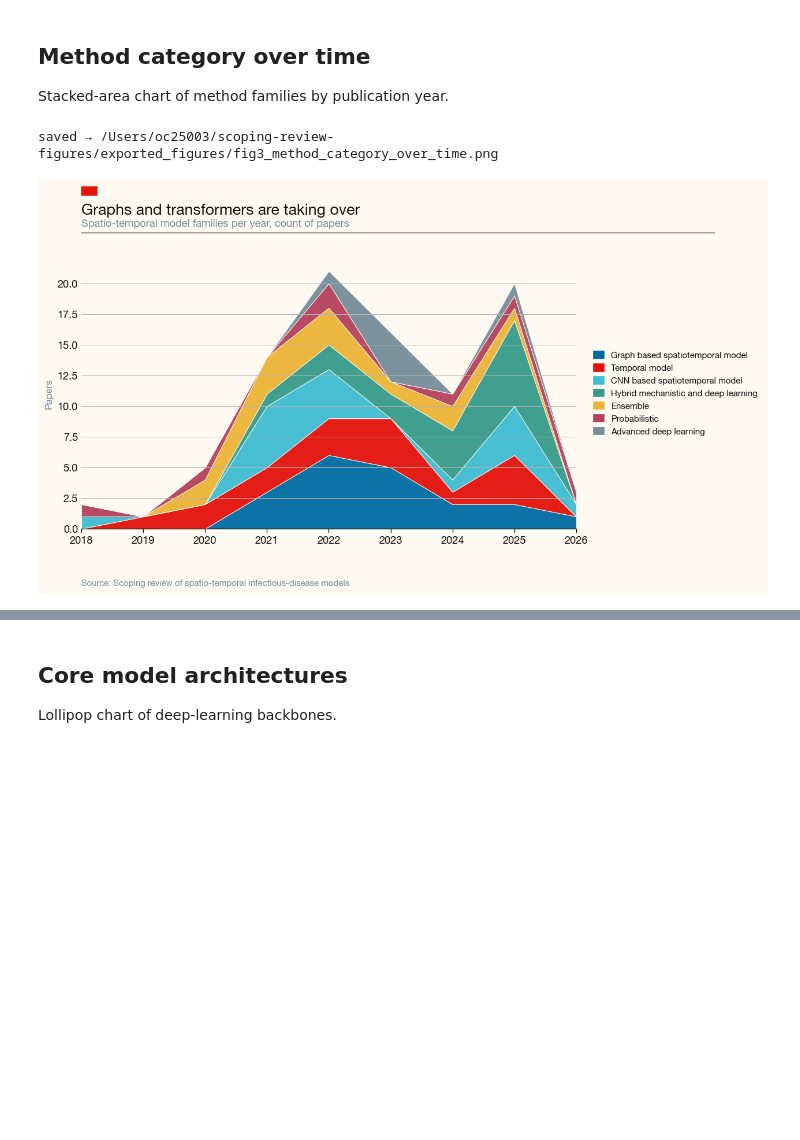
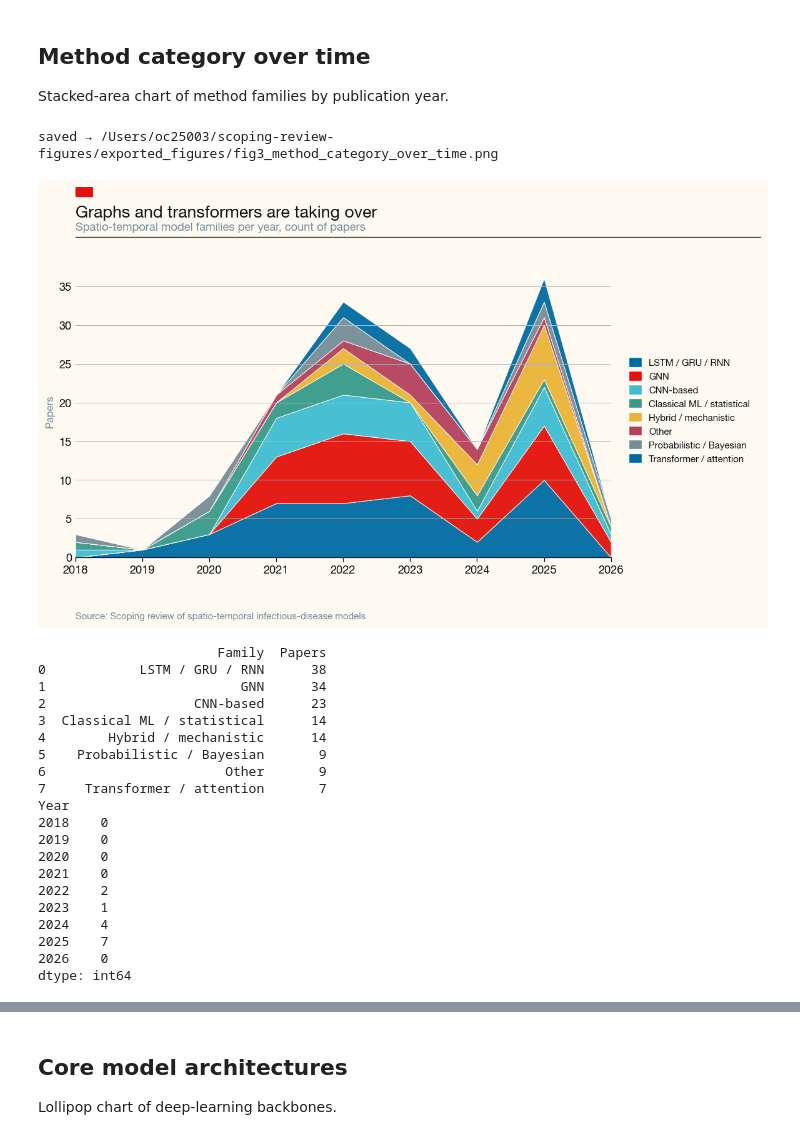
Before and after one commit to ai4ci/scoping-review-figures, a Jupyter notebook: review_analysis.ipynb, the cells around one changed output, grey strips where cells are left out. Cells and saved outputs as stored; diff of their text form; code cells hidden in the pictures; blank space fills up the shorter version.

Commit message:
added table of hybrid methods over time; changed horizon defintions; added more covariates into covariates graph; included all models in studies not just main; added table on software info.

```diff
--- a/review_analysis.ipynb
+++ b/review_analysis.ipynb
@@ -454,7 +569,30 @@ saved -> /Users/oc25003/scoping-review-figures/exported_figures/fig_forecast_hor
 ## Method category over time
 Stacked-area chart of method families by publication year.
 # %%
+
+METHOD_FAMILY_KEYWORDS = {
+    "Hybrid / mechanistic": ["hybrid", "sir", "seir", "compartment", "mechanistic", "physics informed", "pinn"],
+    "GNN": ["graph", "gnn", "gcn", "gat", "mpnn"],
+    "Transformer / attention": ["transformer", "attention", "mamba", "state space", "peformer"],
+    "LSTM / GRU / RNN": ["lstm", "gru", "rnn", "recurrent", "seq2seq", "sequence to sequence"],
+    "CNN-based": ["cnn", "convolution", "u-net", "encoder-decoder", "resnet"],
+    "Probabilistic / Bayesian": ["bayesian", "gaussian process", "probabilistic", "inla"],
+    "Classical ML / statistical": ["random forest", "xgboost", "gradient", "svm", "lasso", "glm",
+                                    "regression", "arima", "sarima", "naive bayes", "symbolic"],
+}
+
+def method_families(raw):
+    if pd.isna(raw):
+        return ["Other"]
+    text = str(raw).strip().lower()
+    hits = [fam for fam, kws in METHOD_FAMILY_KEYWORDS.items() if any(k in text for k in kws)]
+    if "GNN" in hits and "transformer" not in text and "mamba" not in text:
+        hits = [h for h in hits if h != "Transformer / attention"]
+    return hits or ["Other"]
+
 tev = df_temporal.copy()
+tev["Category"] = tev["Method"].apply(method_families)   # re-derive from free text, not stored Category
+tev = tev.explode("Category")
 tev["Category"] = tev["Category"].astype(str).str.strip()
 
 # Pivot: rows = year, cols = category, values = count
@@ -468,31 +606,59 @@ order = pivot.sum().sort_values(ascending=False).index.tolist()
 pivot = pivot[order]
 
 cat_colors = [ECON[c] for c in ["navy", "red", "cyan", "teal", "gold", "plum", "grey"]]
 cat_colors = (cat_colors * ((len(order) // len(cat_colors)) + 1))[:len(order)]
 
 fig = plt.figure(figsize=(10.5, 6))
 ax = fig.add_axes([0.08, 0.16, 0.68, 0.65])
 ax.stackplot(pivot.index, pivot.T.values, labels=pivot.columns,
              colors=cat_colors, edgecolor=ECON["paper"], linewidth=0.6, alpha=0.95)
 
 ax.set_xlim(pivot.index.min(), pivot.index.max())
 ax.set_xticks(pivot.index)
 ax.tick_params(axis="x", rotation=0)
 ax.set_ylabel("Papers", fontsize=10, color=ECON["grey"])
 econ_axes(ax, grid_axis="y")
 
 # legend outside right
 handles = [Rectangle((0, 0), 1, 1, color=c) for c in cat_colors]
 ax.legend(handles, pivot.columns, loc="center left", bbox_to_anchor=(1.02, 0.5),
           fontsize=9, handlelength=1.2, handleheight=0.9, labelcolor=ECON["ink"])
 
 economist_frame(fig,
     title="Graphs and transformers are taking over",
     subtitle="Spatio-temporal model families per year, count of papers")
 _out = FIG_DIR / "fig3_method_category_over_time.png"
 fig.savefig(_out)
 print(f"saved → {_out.resolve()}")
 plt.show()
+
+counts = tev["Category"].value_counts().rename_axis("Family").reset_index(name="Papers")
+print(counts)
+
+hybrid_by_year = (tev[tev["Category"] == "Hybrid / mechanistic"]
+                  .groupby("Year").size()
+                  .reindex(range(tev["Year"].min(), tev["Year"].max() + 1), fill_value=0))
+print(hybrid_by_year)
 # %% [output]
 saved → /Users/oc25003/scoping-review-figures/exported_figures/fig3_method_category_over_time.png
-[figure, old version]
+[figure, new version]
+                       Family  Papers
+0            LSTM / GRU / RNN      38
+1                         GNN      34
+2                   CNN-based      23
+3  Classical ML / statistical      14
+4        Hybrid / mechanistic      14
+5    Probabilistic / Bayesian       9
+6                       Other       9
+7     Transformer / attention       7
+Year
+2018    0
+2019    0
+2020    0
+2021    0
+2022    2
+2023    1
+2024    4
+2025    7
+2026    0
+dtype: int64
```
Also changed, not shown: parts of 9 cells of this notebook, 5 other files.
